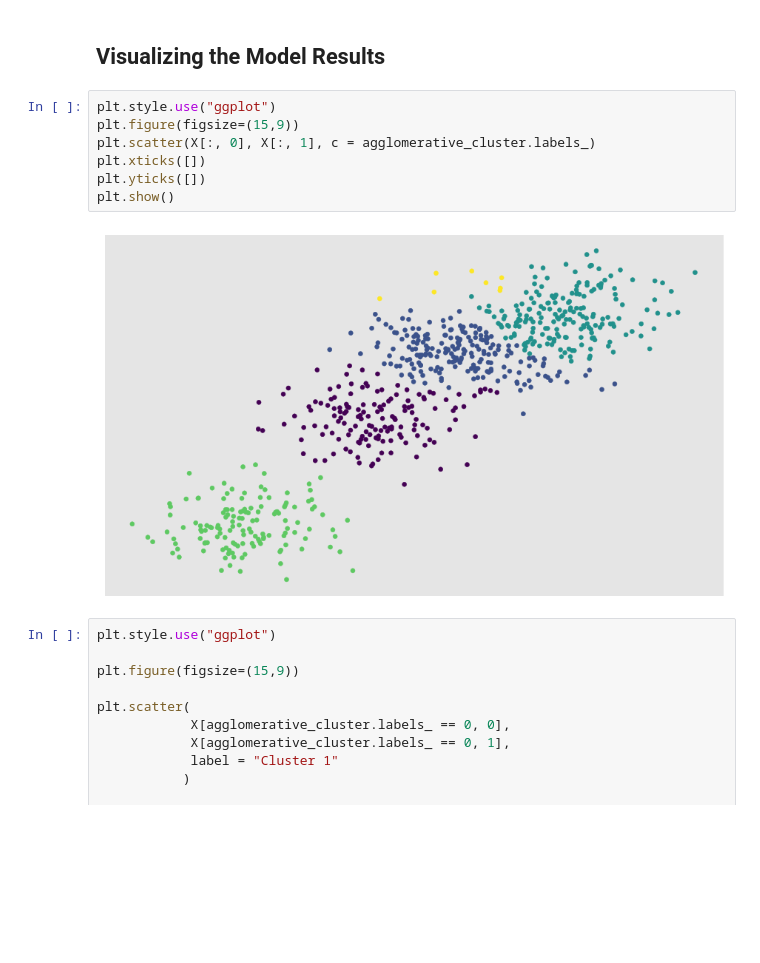
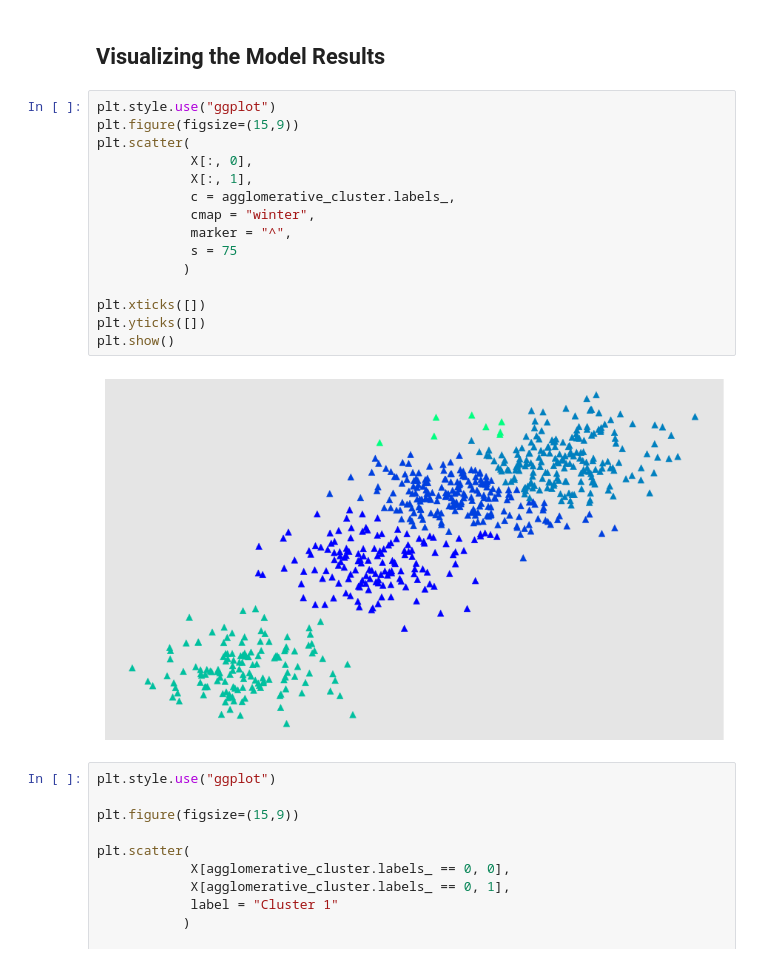
Before and after one commit to HarshitDawar55/Machine_And_Deep_Learning, a Jupyter notebook: Projects/Machine_Learning_Projects/Agglomerative_Clustering_Random_Data/Agglomerative clustering on Random Data.ipynb, the cells around one changed output. Saved outputs shown, nothing was run; the diff lists cells and outputs as text; blank space fills up the shorter version.

Commit message:
Created the clusters!

```diff
--- a/Projects/Machine_Learning_Projects/Agglomerative_Clustering_Random_Data/Agglomerative clustering on Random Data.ipynb
+++ b/Projects/Machine_Learning_Projects/Agglomerative_Clustering_Random_Data/Agglomerative clustering on Random Data.ipynb
@@ -81,12 +82,20 @@ array([[ 524,  684],
 # %%
 plt.style.use("ggplot")
 plt.figure(figsize=(15,9))
-plt.scatter(X[:, 0], X[:, 1], c = agglomerative_cluster.labels_)
+plt.scatter(
+            X[:, 0],
+            X[:, 1],
+            c = agglomerative_cluster.labels_,
+            cmap = "winter",
+            marker = "^",
+            s = 75
+           )
+
 plt.xticks([])
 plt.yticks([])
 plt.show()
 # %% [output]
-[figure, old version]
+[figure, new version]
 # %%
 plt.style.use("ggplot")
 
```
Also changed, not shown: parts of 6 cells of this notebook.
